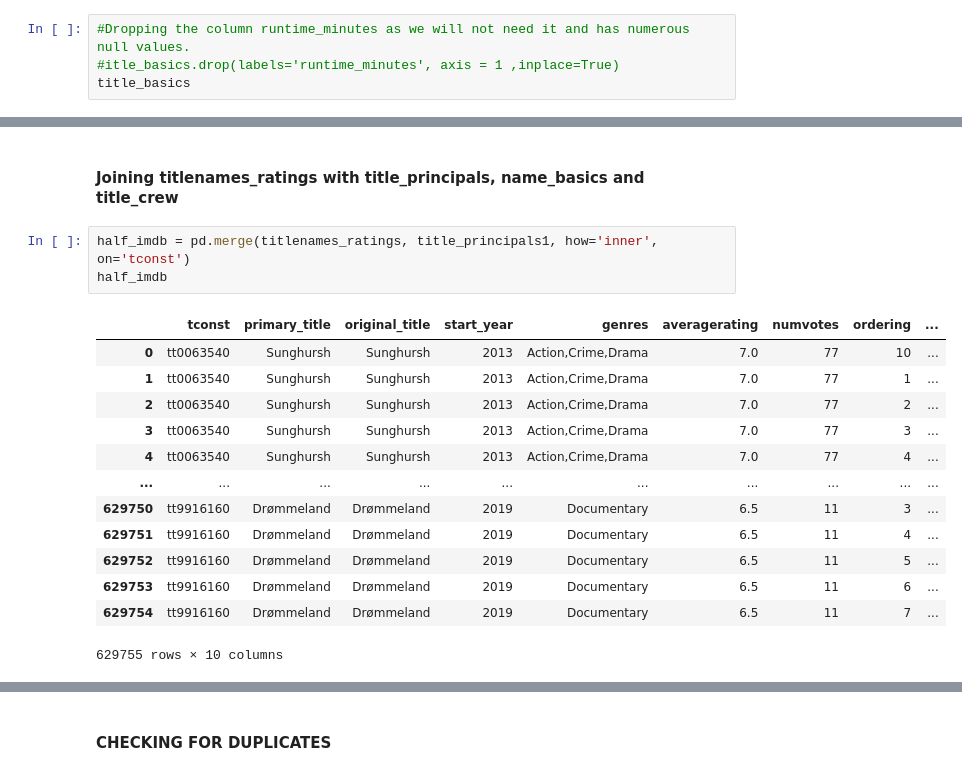
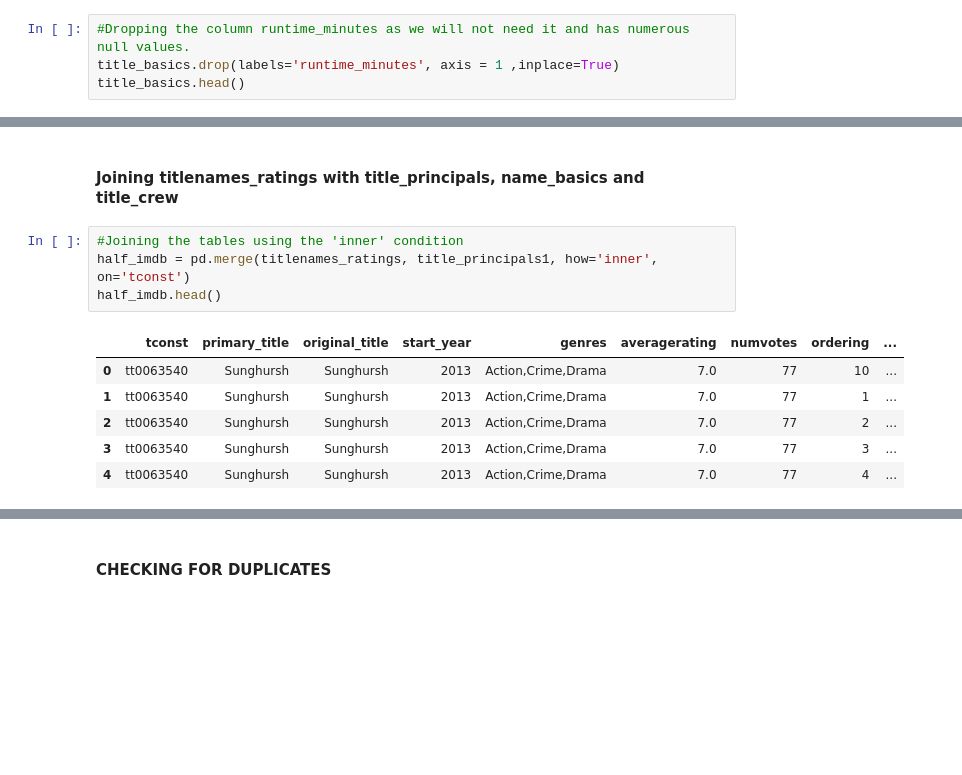
Before and after one commit to BEMOREMJ/dsc-phase1-project, a Jupyter notebook: MICROSOFT STUDIO FILM ANALYSIS.ipynb, the cells around one changed output, grey strips where cells are left out. Saved outputs shown, nothing was run; the diff lists cells and outputs as text; blank space fills up the shorter version.

```diff
--- a/MICROSOFT STUDIO FILM ANALYSIS.ipynb
+++ b/MICROSOFT STUDIO FILM ANALYSIS.ipynb
@@ -287,8 +251,8 @@ name_basics1
 3.) We are going to clean title_basics as we are going to use it for analysis.
 # %%
 #Dropping the column runtime_minutes as we will not need it and has numerous null values.
-#itle_basics.drop(labels='runtime_minutes', axis = 1 ,inplace=True)
-title_basics
+title_basics.drop(labels='runtime_minutes', axis = 1 ,inplace=True)
+title_basics.head()
 # %% [output]
 |  | tconst | primary_title | original_title | start_year | genres |
 | 0 | tt0063540 | Sunghursh | Sunghursh | 2013 | Action,Crime,Drama |
@@ -439,20 +356,14 @@ titlenames_ratings
 # %% [markdown]
 #### Joining titlenames_ratings with title_principals, name_basics and title_crew
 # %%
+#Joining the tables using the 'inner' condition
 half_imdb = pd.merge(titlenames_ratings, title_principals1, how='inner', on='tconst')
-half_imdb
+half_imdb.head()
 # %% [output]
 |  | tconst | primary_title | original_title | start_year | genres | averagerating | numvotes | ordering | ... |
 | 0 | tt0063540 | Sunghursh | Sunghursh | 2013 | Action,Crime,Drama | 7.0 | 77 | 10 | ... |
 | 1 | tt0063540 | Sunghursh | Sunghursh | 2013 | Action,Crime,Drama | 7.0 | 77 | 1 | ... |
 | 2 | tt0063540 | Sunghursh | Sunghursh | 2013 | Action,Crime,Drama | 7.0 | 77 | 2 | ... |
 | 3 | tt0063540 | Sunghursh | Sunghursh | 2013 | Action,Crime,Drama | 7.0 | 77 | 3 | ... |
 | 4 | tt0063540 | Sunghursh | Sunghursh | 2013 | Action,Crime,Drama | 7.0 | 77 | 4 | ... |
-| ... | ... | ... | ... | ... | ... | ... | ... | ... | ... |
-| 629750 | tt9916160 | Drømmeland | Drømmeland | 2019 | Documentary | 6.5 | 11 | 3 | ... |
-| 629751 | tt9916160 | Drømmeland | Drømmeland | 2019 | Documentary | 6.5 | 11 | 4 | ... |
-| 629752 | tt9916160 | Drømmeland | Drømmeland | 2019 | Documentary | 6.5 | 11 | 5 | ... |
-| 629753 | tt9916160 | Drømmeland | Drømmeland | 2019 | Documentary | 6.5 | 11 | 6 | ... |
-| 629754 | tt9916160 | Drømmeland | Drømmeland | 2019 | Documentary | 6.5 | 11 | 7 | ... |
-629755 rows × 10 columns
 # %%
```
Also changed, not shown: parts of 67 cells of this notebook.
